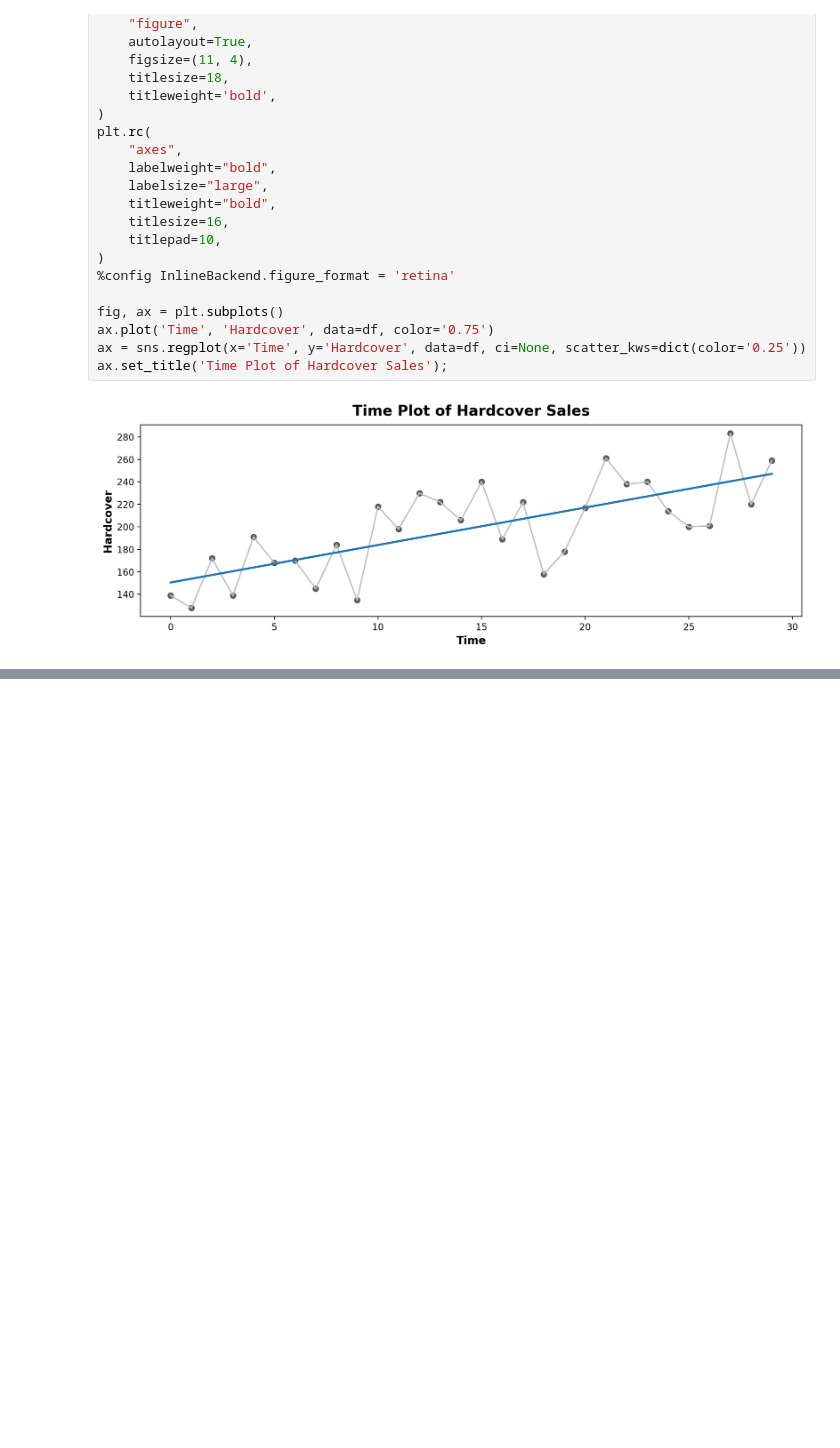
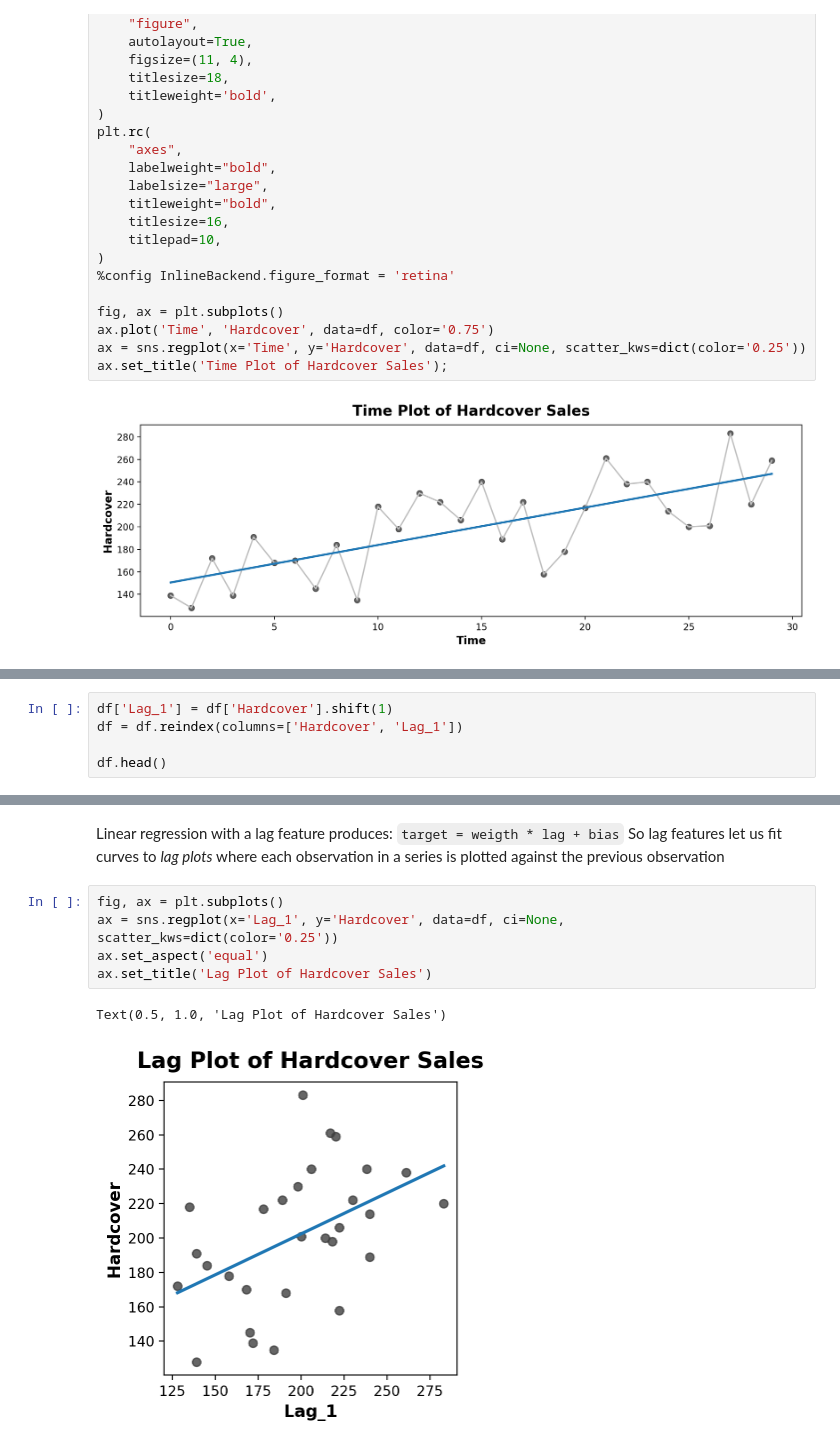
Before and after one commit to junclemente/kaggle-ML-Tutorial, a Jupyter notebook: TS-1-LinearRegressionTS.ipynb, the cells around one changed output, grey strips where cells are left out. Cells and saved outputs as stored; diff of their text form; blank space fills up the shorter version.

```diff
--- a/TS-1-LinearRegressionTS.ipynb
+++ b/TS-1-LinearRegressionTS.ipynb
@@ -88,0 +95,5 @@ ax.set_title('Time Plot of Hardcover Sales');
+# %%
+df['Lag_1'] = df['Hardcover'].shift(1)
+df = df.reindex(columns=['Hardcover', 'Lag_1'])
+
+df.head()
@@ -88,0 +108,12 @@ ax.set_title('Time Plot of Hardcover Sales');
+# %% [markdown]
+Linear regression with a lag feature produces:
+`target = weigth * lag + bias`
+So lag features let us fit curves to *lag plots* where each observation in a series is plotted against the previous observation
+# %%
+fig, ax = plt.subplots()
+ax = sns.regplot(x='Lag_1', y='Hardcover', data=df, ci=None, scatter_kws=dict(color='0.25'))
+ax.set_aspect('equal')
+ax.set_title('Lag Plot of Hardcover Sales')
+# %% [output]
+Text(0.5, 1.0, 'Lag Plot of Hardcover Sales')
+[figure, added]
```
Also changed, not shown: parts of 17 cells of this notebook.
